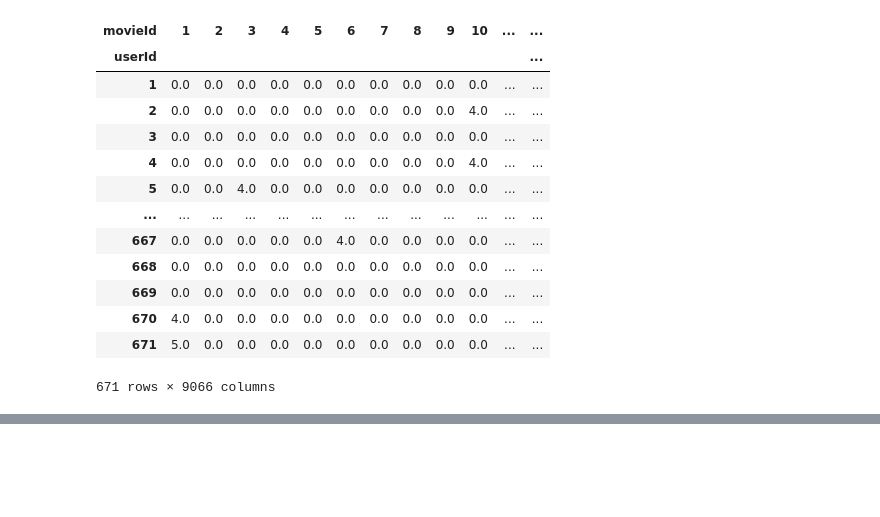
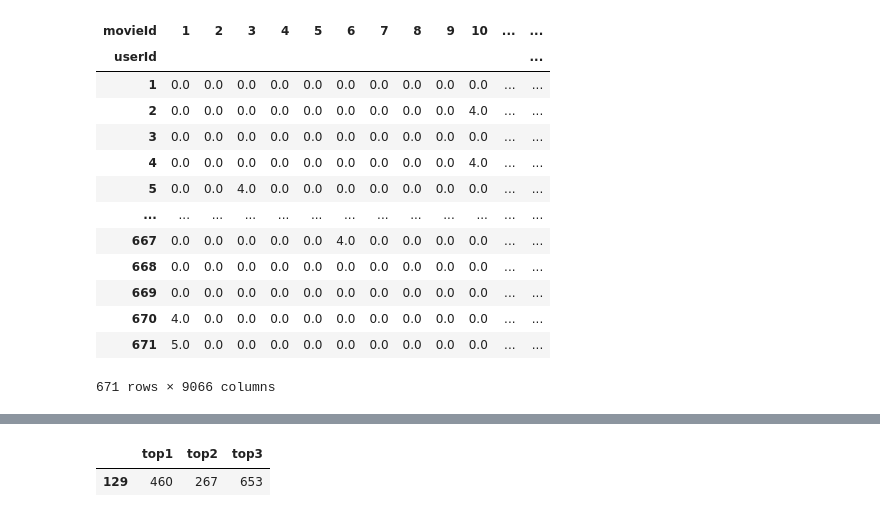
Before and after one commit to RudyLo/ML_Avance, a Jupyter notebook: ML_Avancé_TP1.ipynb, the cells around one changed output, grey strips where cells are left out. Cells and saved outputs as stored; diff of their text form; code cells hidden in the pictures; blank space fills up the shorter version.

```diff
--- a/ML_Avancé_TP1.ipynb
+++ b/ML_Avancé_TP1.ipynb
@@ -624,0 +659,5 @@ find_n_neighbours(pivoted.loc[2:2,:], 10)
+# %%
+find_n_neighbours(pivoted1.iloc[129:130,:], 3)
+# %% [output]
+|  | top1 | top2 | top3 |
+| 129 | 460 | 267 | 653 |
```
Also changed, not shown: parts of 39 cells of this notebook.
